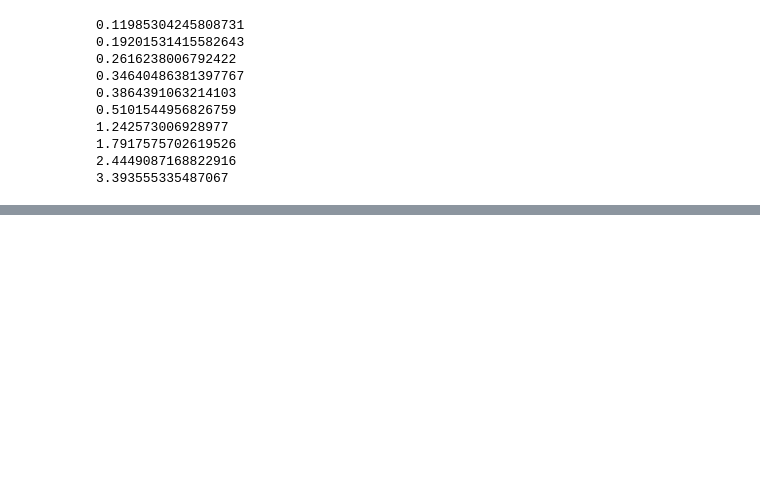
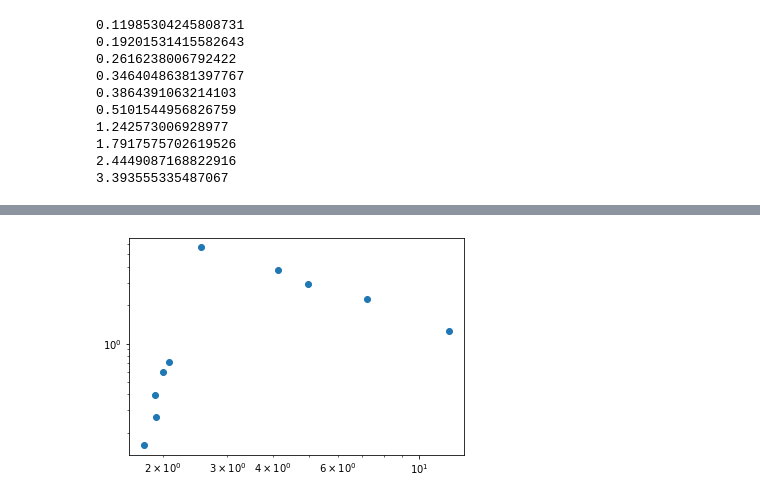
Before and after one commit to CasperFBakker/pyDGS-GUI, a Jupyter notebook: pyDGS Jupyter/dgs_loc1.ipynb, the cells around one changed output, grey strips where cells are left out. Saved outputs shown, nothing was run; the diff lists cells and outputs as text; code cells hidden in the pictures; blank space fills up the shorter version.

```diff
--- a/pyDGS Jupyter/dgs_loc1.ipynb
+++ b/pyDGS Jupyter/dgs_loc1.ipynb
@@ -334,0 +444,18 @@ for i in range(10):
+# %%
+sieve = [0.20333333, 0.26, 0.322, 0.415, 0.475, 0.66434783, 1.11111111, 1.61111111, 1.94444444, 3.14285714]
+og = [0.196939872, 0.317854159, 0.446024601, 0.625112673, 0.723282864, 1.138194095, 1.874047957, 2.378131005, 2.954395884, 3.727846922]
+og = [0.16074682, 0.26608943, 0.39470153, 0.60105259, 0.71960049, 1.24866749, 2.25087182, 2.91487539, 3.76731951, 5.64395925]
+sieve = np.array(sieve)
+
+perc = [0.05, 0.1, 0.16, 0.25, 0.3, 0.5, 0.75, 0.84, 0.9, 0.95]
+
+test = np.interp([0.196939872, 0.317854159, 0.446024601, 0.625112673, 0.723282864, 1.138194095, 1.874047957, 2.378131005, 2.954395884, 3.727846922], sieve_data_1, sieve_open)
+test = [0.36193987, 0.4973177,  0.61506594, 0.83101486, 0.98917795, 8., 8., 8., 8., 8.]
+test = np.array(test)
+
+plt.scatter(test/sieve, og)
+plt.xscale("log")
+plt.yscale("log")
+plt.show()
+# %% [output]
+[figure, added]
```
Also changed, not shown: parts of 6 cells of this notebook.
